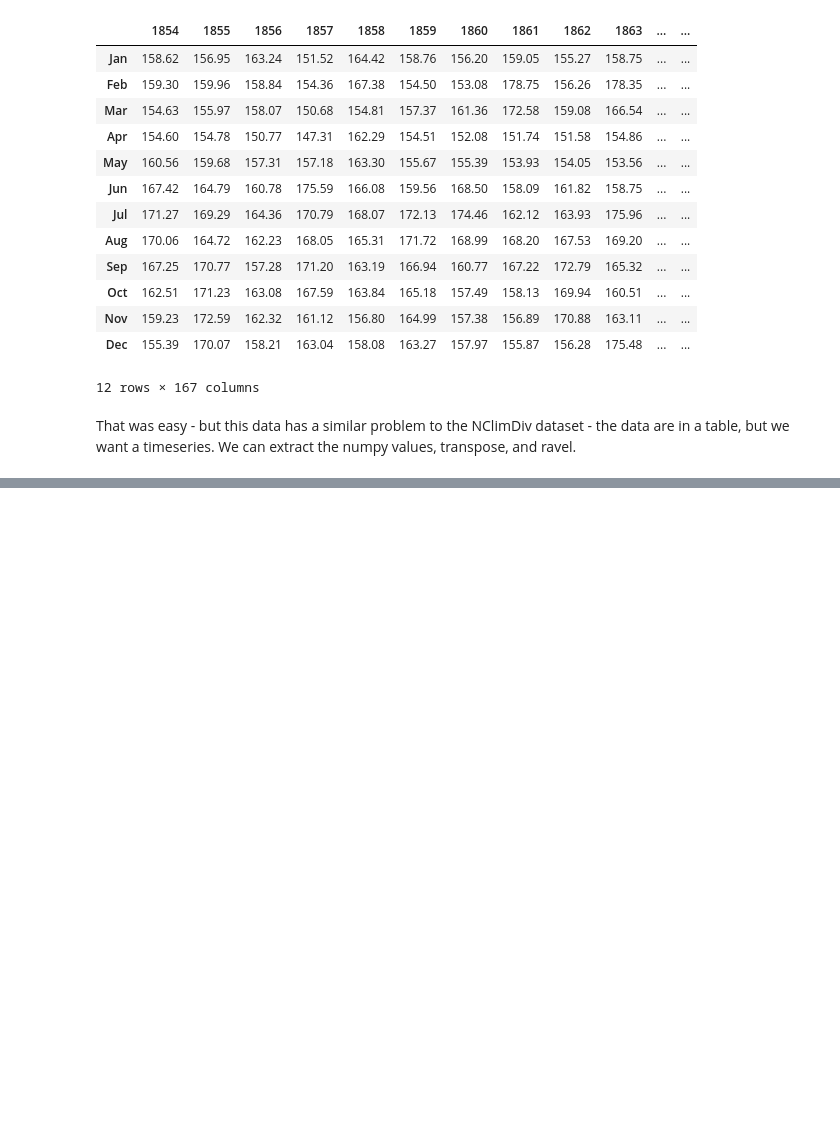
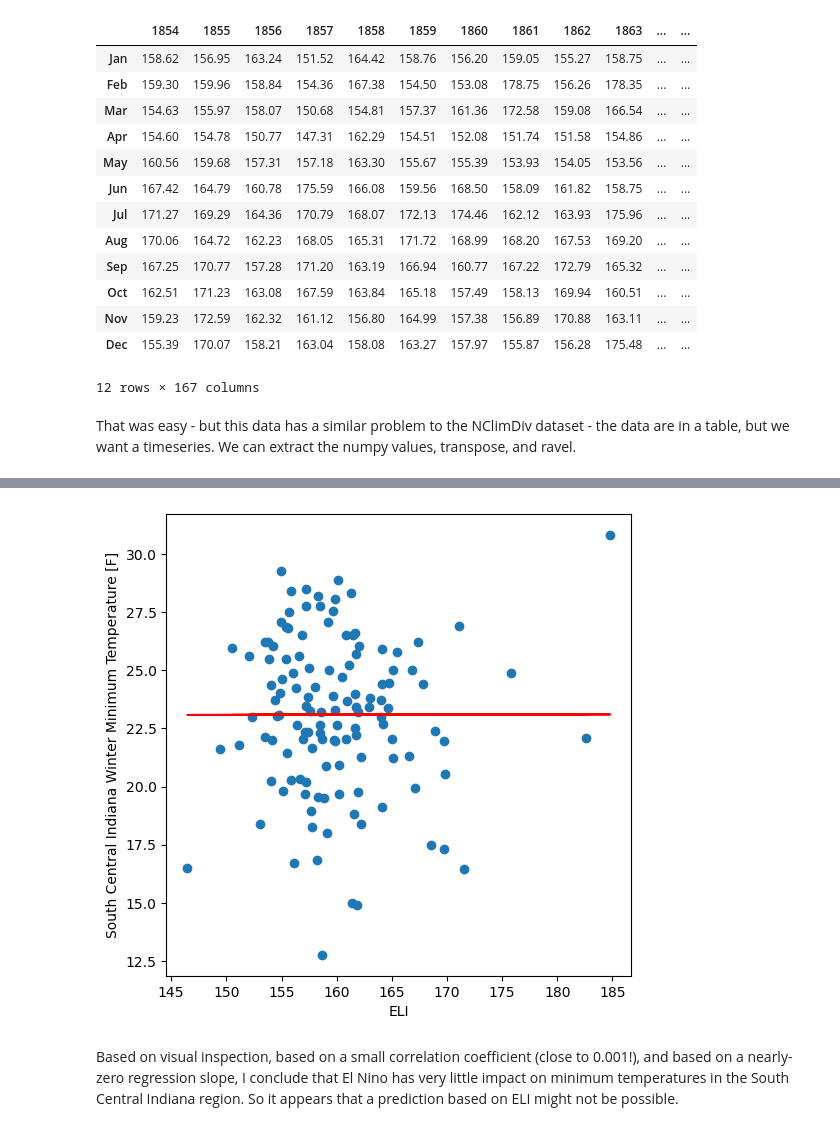
Before and after one commit to taobrienlbl/advanced_earth_science_data_analysis, a Jupyter notebook: lessons/03_data_science_modules/03_WIP_winter_temperature_enso.ipynb, the cells around one changed output, grey strips where cells are left out. Saved outputs shown, nothing was run; the diff lists cells and outputs as text; code cells hidden in the pictures; blank space fills up the shorter version.

```diff
--- a/lessons/03_data_science_modules/03_WIP_winter_temperature_enso.ipynb
+++ b/lessons/03_data_science_modules/03_WIP_winter_temperature_enso.ipynb
@@ -227,0 +269,22 @@ That was easy - but this data has a similar problem to the NClimDiv dataset - th
+# %%
+""" Calculate the correlation coefficient and regression line. """
+
+# calculate the correlation coefficient
+corr_matrix = scin_eli_df.corr()
+corr = corr_matrix.iloc[0,1]
+
+# calculate the regression line
+m = corr * scin_eli_df['South Central Indiana'].std() / scin_eli_df['ELI'].std()
+b = scin_eli_df['South Central Indiana'].mean() - m * scin_eli_df['ELI'].mean()
+
+# plot the data with the regression line
+fig, ax = plt.subplots(figsize=(6,6))
+ax.scatter(scin_eli_df['ELI'], scin_eli_df['South Central Indiana'])
+ax.plot(scin_eli_df['ELI'], m * scin_eli_df['ELI'] + b, color='red')
+ax.set_xlabel("ELI")
+ax.set_ylabel("South Central Indiana Winter Minimum Temperature [F]")
+plt.show()
+# %% [output]
+[figure, added]
+# %% [markdown]
+Based on visual inspection, based on a small correlation coefficient (close to 0.001!), and based on a nearly-zero regression slope, I conclude that El Nino has very little impact on minimum temperatures in the South Central Indiana region.  So it appears that a prediction based on ELI might not be possible.
```
Also changed, not shown: parts of 4 cells of this notebook, 5 other files.
